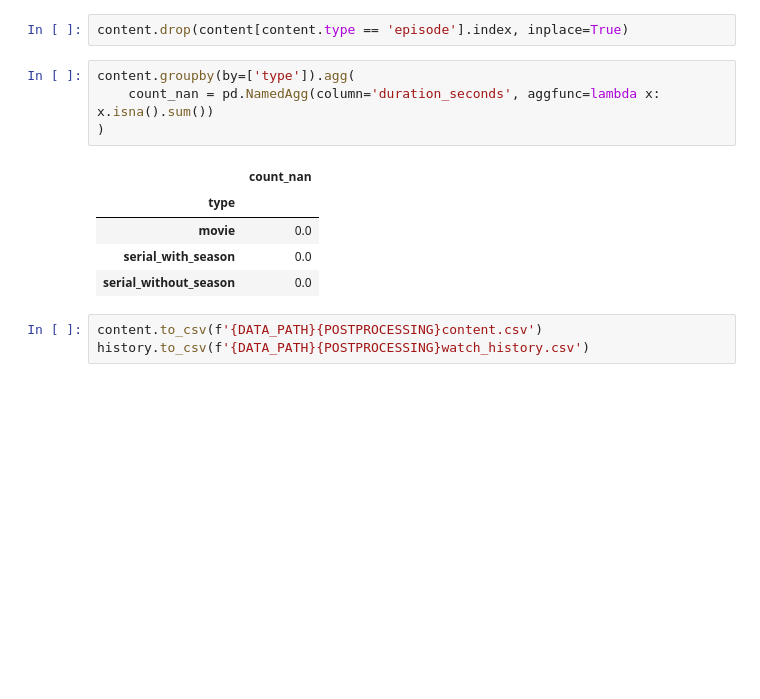
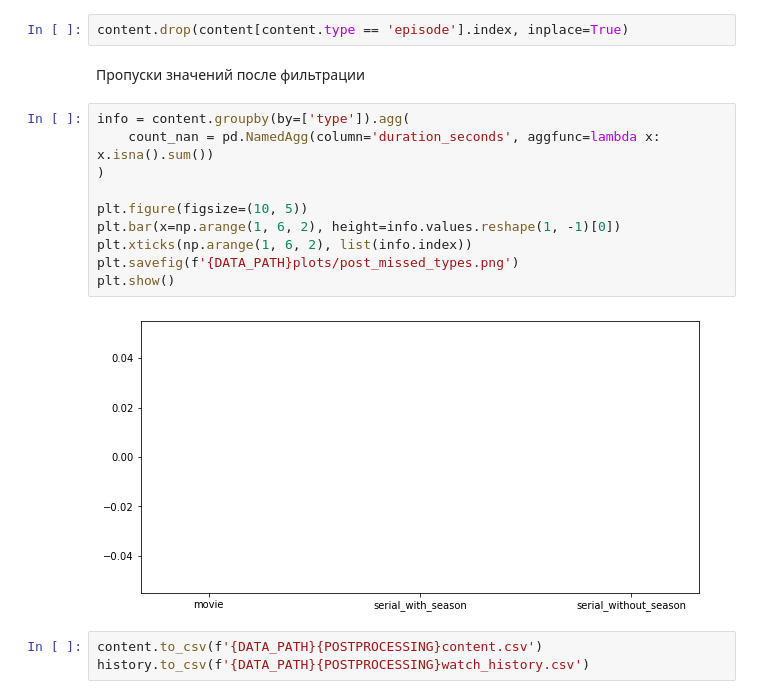
Before and after one commit to OnlyOneUseAcc/GS-Labs-movies, a Jupyter notebook: preprocessing/filtering.ipynb, the cells around one changed output. Drawn from its saved outputs; the diff is of its cells as text; blank space fills up the shorter version.

```diff
--- a/preprocessing/filtering.ipynb
+++ b/preprocessing/filtering.ipynb
@@ -135,16 +131,20 @@ history = history.groupby(by=['user_uid', 'content_uid']).sum().reset_index()
 Тк мы скомпоновали эпизоды по сериалам, сами эпизоды нам не нужны
 # %%
 content.drop(content[content.type == 'episode'].index, inplace=True)
-# %%
-content.groupby(by=['type']).agg(
-    count_nan = pd.NamedAgg(column='duration_seconds', aggfunc=lambda x: x.isna().sum())
-)
-# %% [output]
-|  | count_nan |
-| type |  |
-| movie | 0.0 |
-| serial_with_season | 0.0 |
-| serial_without_season | 0.0 |
+# %% [markdown]
+Пропуски значений после фильтрации
+# %%
+info = content.groupby(by=['type']).agg(
+    count_nan = pd.NamedAgg(column='duration_seconds', aggfunc=lambda x: x.isna().sum())
+)
+
+plt.figure(figsize=(10, 5))
+plt.bar(x=np.arange(1, 6, 2), height=info.values.reshape(1, -1)[0])
+plt.xticks(np.arange(1, 6, 2), list(info.index))
+plt.savefig(f'{DATA_PATH}plots/post_missed_types.png')
+plt.show()
+# %% [output]
+[figure, added]
 # %%
 content.to_csv(f'{DATA_PATH}{POSTPROCESSING}content.csv')
 history.to_csv(f'{DATA_PATH}{POSTPROCESSING}watch_history.csv')
```
Also changed, not shown: parts of 14 cells of this notebook, 3 other files.
